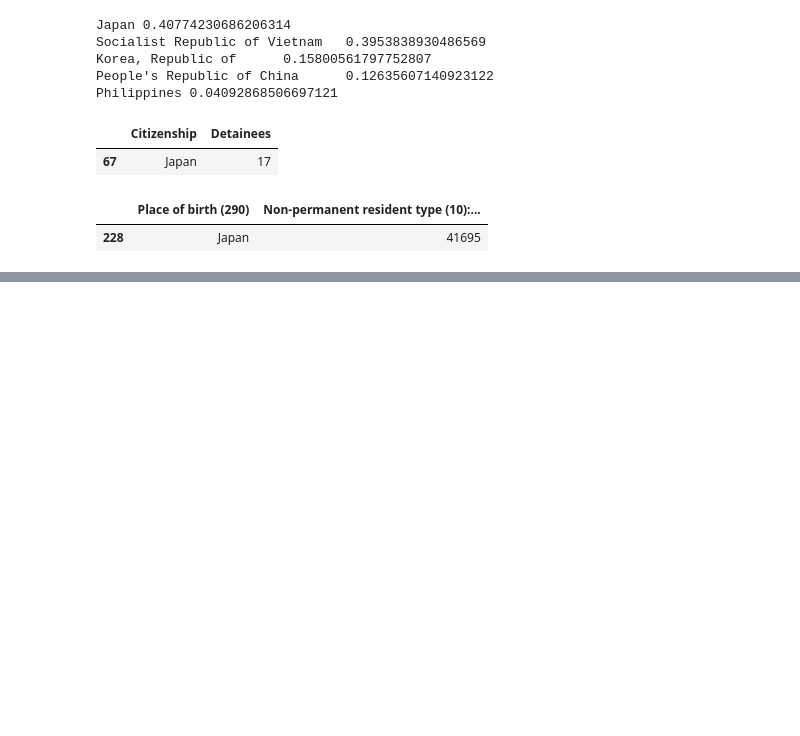
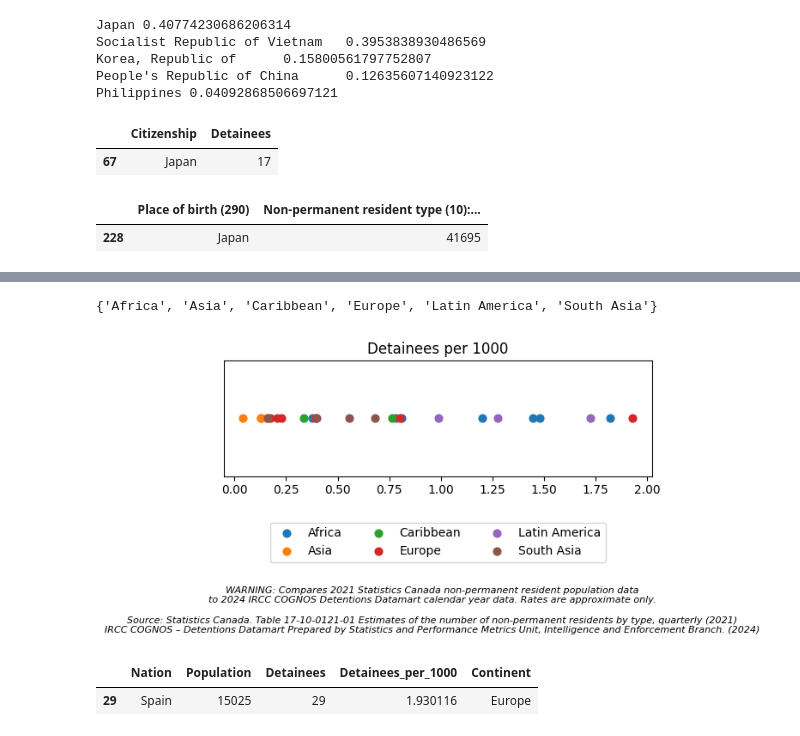
Before and after one commit to yrmo/gcinfo, a Jupyter notebook: detainees-by-country-of-citizenship-2024.ipynb, the cells around one changed output, grey strips where cells are left out. Cells and saved outputs as stored; diff of their text form; code cells hidden in the pictures; blank space fills up the shorter version.

```diff
--- a/detainees-by-country-of-citizenship-2024.ipynb
+++ b/detainees-by-country-of-citizenship-2024.ipynb
@@ -622,0 +811,67 @@ df_birth_2021_canada_nations_clean_original[df_birth_2021_canada_nations_clean_o
+# %%
+set(list(continent_map.values()))
+# %% [output]
+{'Africa', 'Asia', 'Caribbean', 'Europe', 'Latin America', 'South Asia'}
+# %%
+import matplotlib.pyplot as plt
+import numpy as np
+
+fig, ax = plt.subplots()
+
+# Color mapping for the continents
+color_map = {
+    "Africa": "tab:blue",
+    "Asia": "tab:orange",
+    "Caribbean": "tab:green",
+    "Europe": "tab:red",
+    "Latin America": "tab:purple",
+    "South Asia": "tab:brown"
+}
+
+# Plot each continent group with its color
+for continent, group in df_outliers.groupby("Continent"):
+    ax.scatter(
+        group["Detainees_per_1000"],
+        np.zeros(len(group)),
+        s=40,
+        label=continent,
+        color=color_map.get(continent, "gray")
+    )
+
+ax.set_yticks([])
+ax.set_title("Detainees per 1000")
+ax.set_ylabel("")
+
+# Legend below the plot with 3 columns
+ax.legend(
+    title=None,
+    loc="upper center",
+    bbox_to_anchor=(0.5, -0.35),
+    ncol=3,
+    frameon=True
+)
+
+plt.figtext(
+    0.5, 0.1,
+    "WARNING: Compares 2021 Statistics Canada non-permanent resident population data\n"
+    "to 2024 IRCC COGNOS Detentions Datamart calendar year data. Rates are approximate only.\n\n"
+    "Source: Statistics Canada. Table 17-10-0121-01 Estimates of the number of non-permanent residents by type, quarterly (2021)\n"
+    "IRCC COGNOS – Detentions Datamart Prepared by Statistics and Performance Metrics Unit, Intelligence and Enforcement Branch. (2024)",
+    ha="center",
+    fontsize=8,
+    style="italic"
+)
+
+plt.tight_layout()
+
+# Force a shorter axes box
+ax.set_position([0.12, 0.48, 0.78, 0.28])
+
+plt.show()
+# %% [output]
+[figure, added]
+# %%
+df_outliers[(df_outliers["Detainees_per_1000"] > 1.75) & (df_outliers["Continent"] == "Europe")]
+# %% [output]
+|  | Nation | Population | Detainees | Detainees_per_1000 | Continent |
+| 29 | Spain | 15025 | 29 | 1.930116 | Europe |
```
Also changed, not shown: parts of 7 cells of this notebook.
